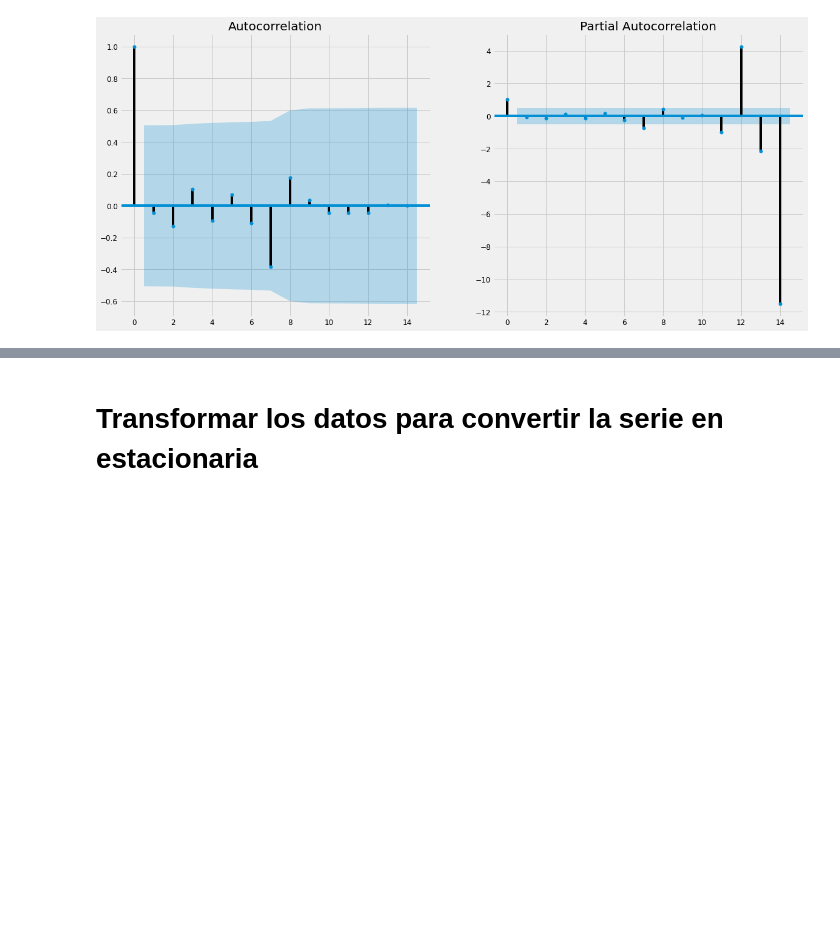
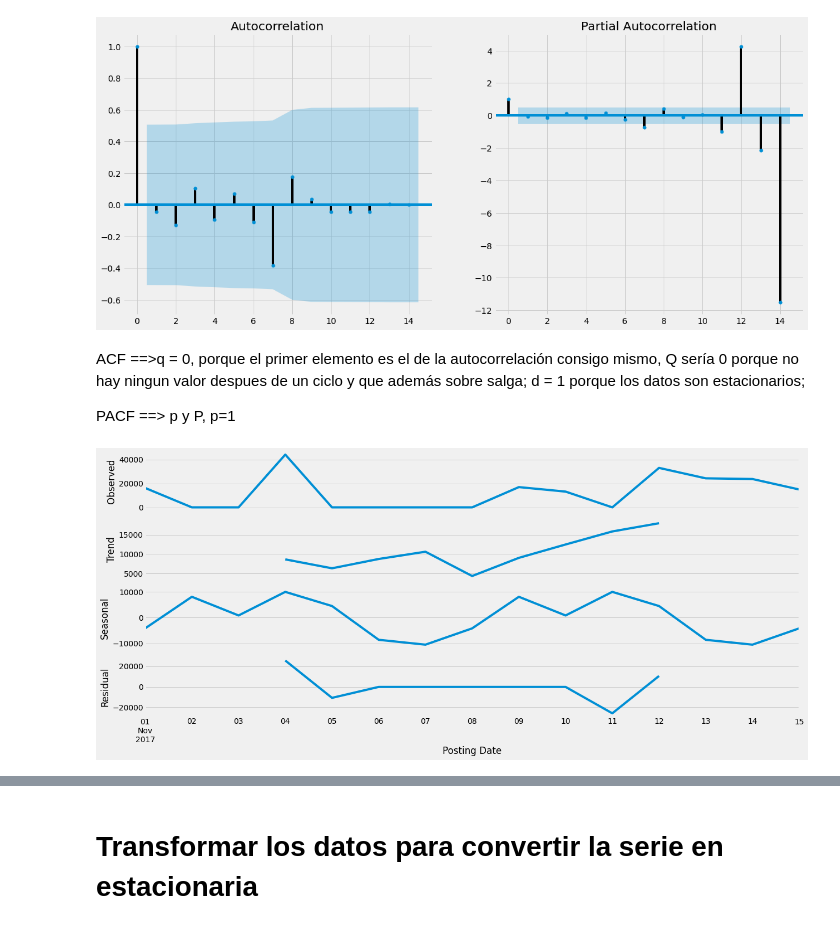
Before and after one commit to jesusllorens79/5154, a Jupyter notebook: forecasting.ipynb, the cells around one changed output, grey strips where cells are left out. Drawn from its saved outputs; the diff is of its cells as text; code cells hidden in the pictures; blank space fills up the shorter version.

```diff
--- a/forecasting.ipynb
+++ b/forecasting.ipynb
@@ -116,3 +92,14 @@ plot_pacf(daily_sales_nov, lags=14, ax=ax2)
 plt.show()
 # %% [output]
 [figure]
+# %% [markdown]
+ACF ==>q = 0, porque el primer elemento es el de la autocorrelación consigo mismo, Q sería 0 porque no hay ningun valor despues de un ciclo y que además sobre salga; d = 1 porque los datos son estacionarios;
+
+PACF ==> p y P, p=1
+# %%
+from pylab import rcParams
+rcParams['figure.figsize'] = 18, 8
+decomposition = sm.tsa.seasonal_decompose(daily_sales_nov, model='additive', freq=7)
+fig = decomposition.plot()
+# %% [output]
+[figure, added]
```
Also changed, not shown: parts of 29 cells of this notebook.
